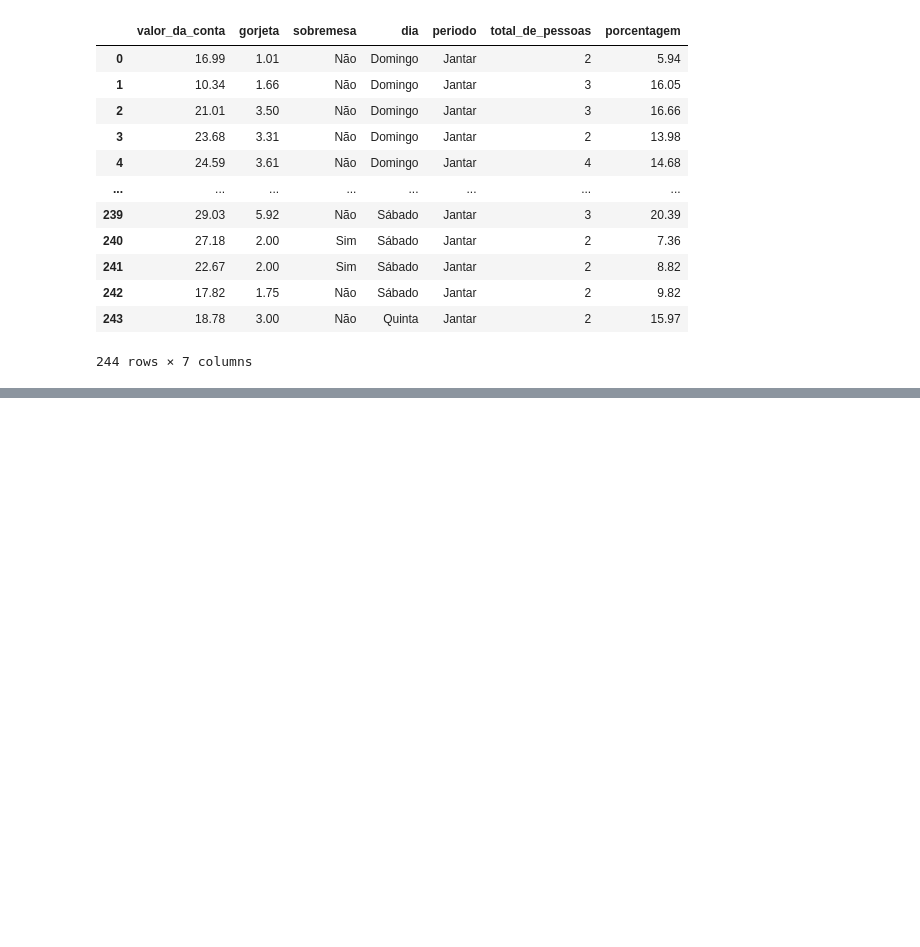
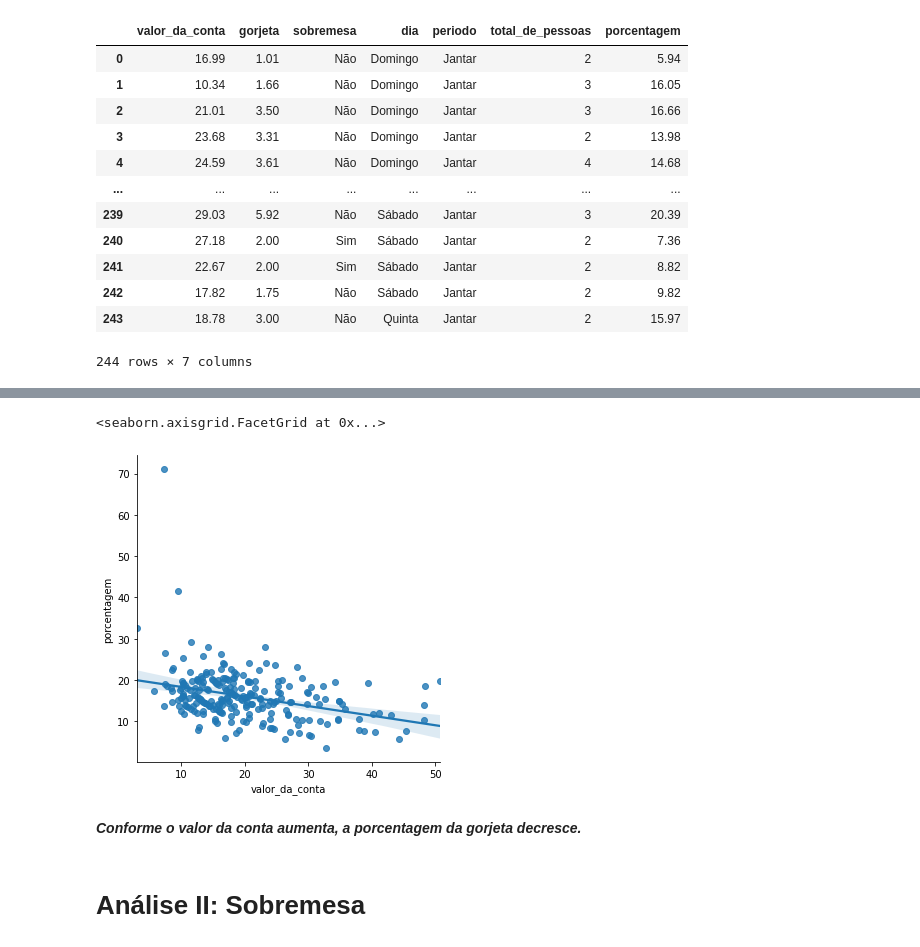
Before and after one commit to DorivanKadatzBorba/JupyterDS_Estudos, a Jupyter notebook: Python Para Data Science/Data Visualization Seaborn/EDA-Gorjetas.ipynb, the cells around one changed output, grey strips where cells are left out. Saved outputs shown, nothing was run; the diff lists cells and outputs as text; code cells hidden in the pictures; blank space fills up the shorter version.

```diff
--- a/Python Para Data Science/Data Visualization Seaborn/EDA-Gorjetas.ipynb
+++ b/Python Para Data Science/Data Visualization Seaborn/EDA-Gorjetas.ipynb
@@ -249,0 +255,9 @@ gorjetas
+# %%
+sns.lmplot(x = 'valor_da_conta', y = 'porcentagem', data = gorjetas)
+# %% [output]
+<seaborn.axisgrid.FacetGrid at 0x...>
+[figure, added]
+# %% [markdown]
+***Conforme o valor da conta aumenta, a porcentagem da gorjeta decresce.***
+# %% [markdown]
+# Análise II: Sobremesa
```
Also changed, not shown: parts of 48 cells of this notebook.
